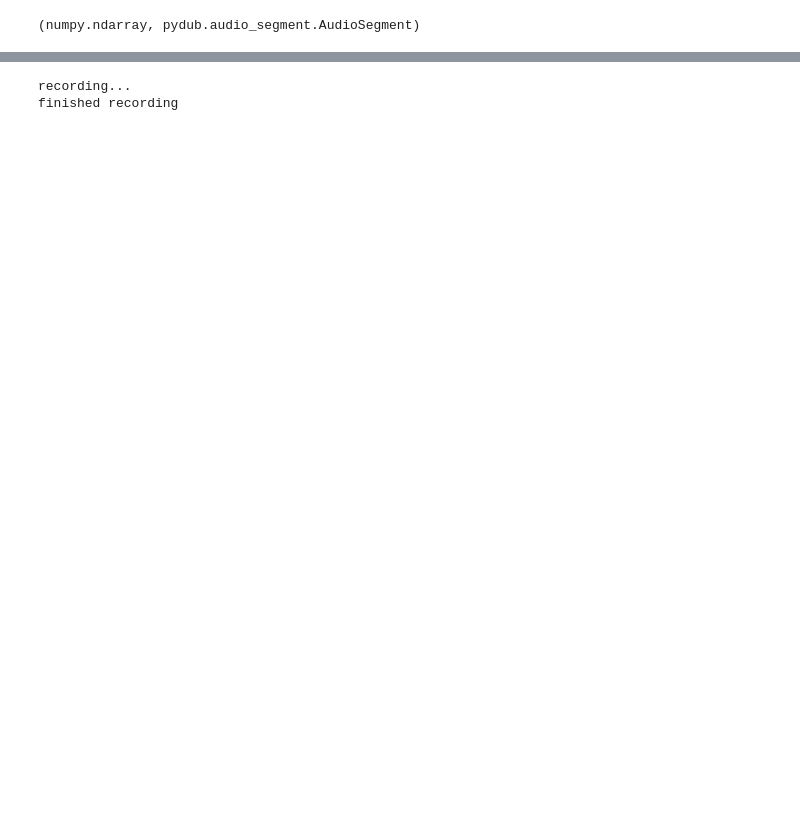
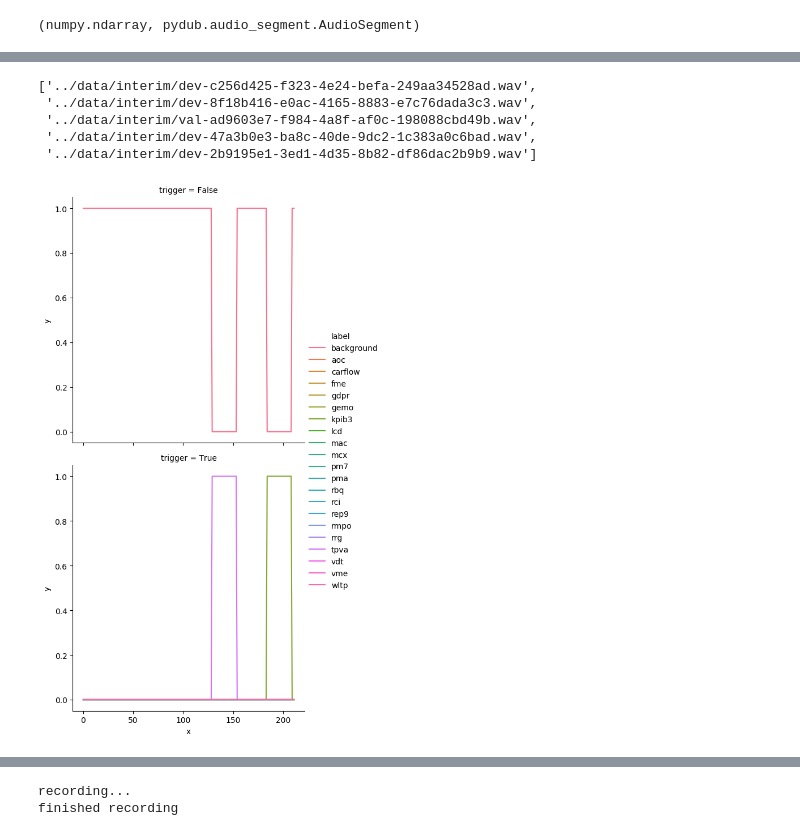
Before and after one commit to tdjaballah/multrigger-word, a Jupyter notebook: notebooks/test_predictions.ipynb, the cells around one changed output, grey strips where cells are left out. Cells and saved outputs as stored; diff of their text form; code cells hidden in the pictures; blank space fills up the shorter version.

```diff
--- a/notebooks/test_predictions.ipynb
+++ b/notebooks/test_predictions.ipynb
@@ -77,3 +106,16 @@ def graph_spectrogram(wav_file, nfft=512, fs=2, noverlap=256):
 IPython.display.Audio(filename)
 # %% [output]
 [interactive output not drawn]
+# %%
+filenames = glob.glob("../data/interim/*.wav")
+filenames
+# %% [output]
+['../data/interim/dev-c256d425-f323-4e24-befa-249aa34528ad.wav',
+ '../data/interim/dev-8f18b416-e0ac-4165-8883-e7c76dada3c3.wav',
+ '../data/interim/val-ad9603e7-f984-4a8f-af0c-198088cbd49b.wav',
+ '../data/interim/dev-47a3b0e3-ba8c-40de-9dc2-1c383a0c6bad.wav',
+ '../data/interim/dev-2b9195e1-3ed1-4d35-8b82-df86dac2b9b9.wav']
+# %%
+IPython.display.Image(filename.replace(".wav", ".png"))
+# %% [output]
+[figure, added]
```
Also changed, not shown: parts of 10 cells of this notebook, 6 other files.
